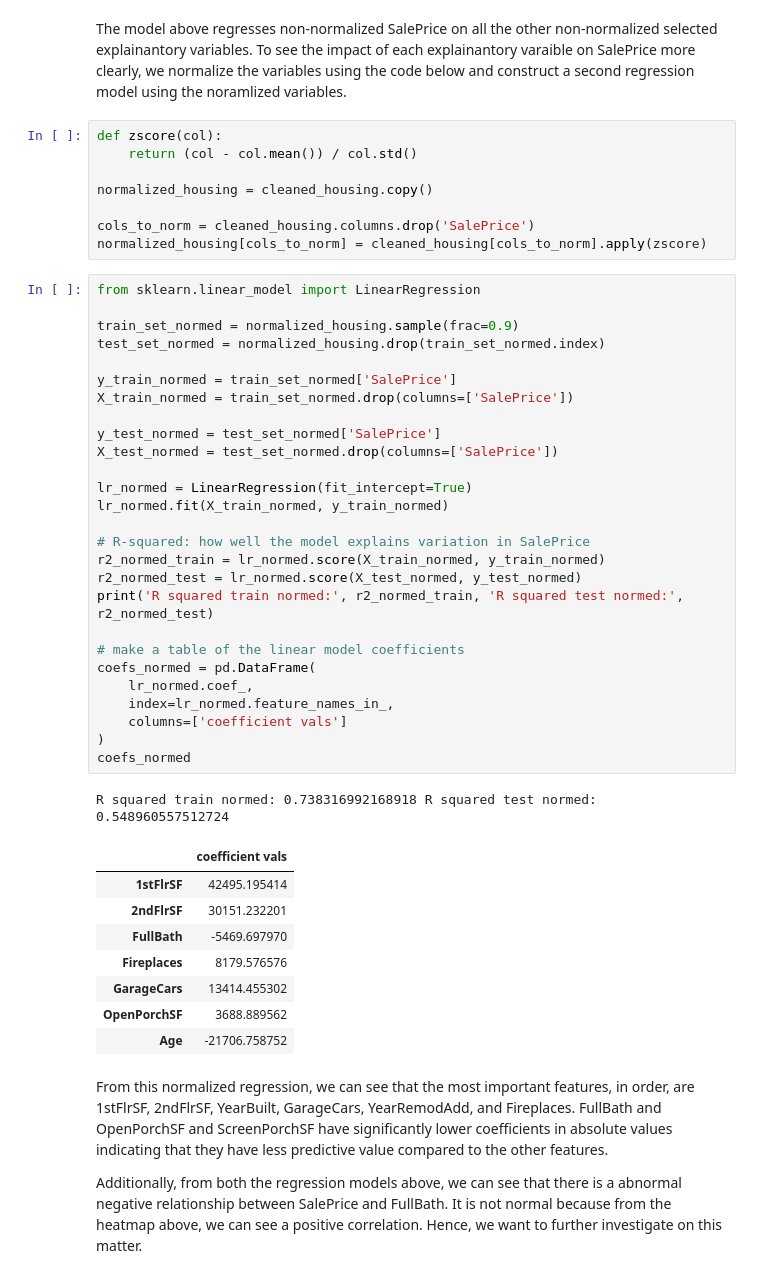
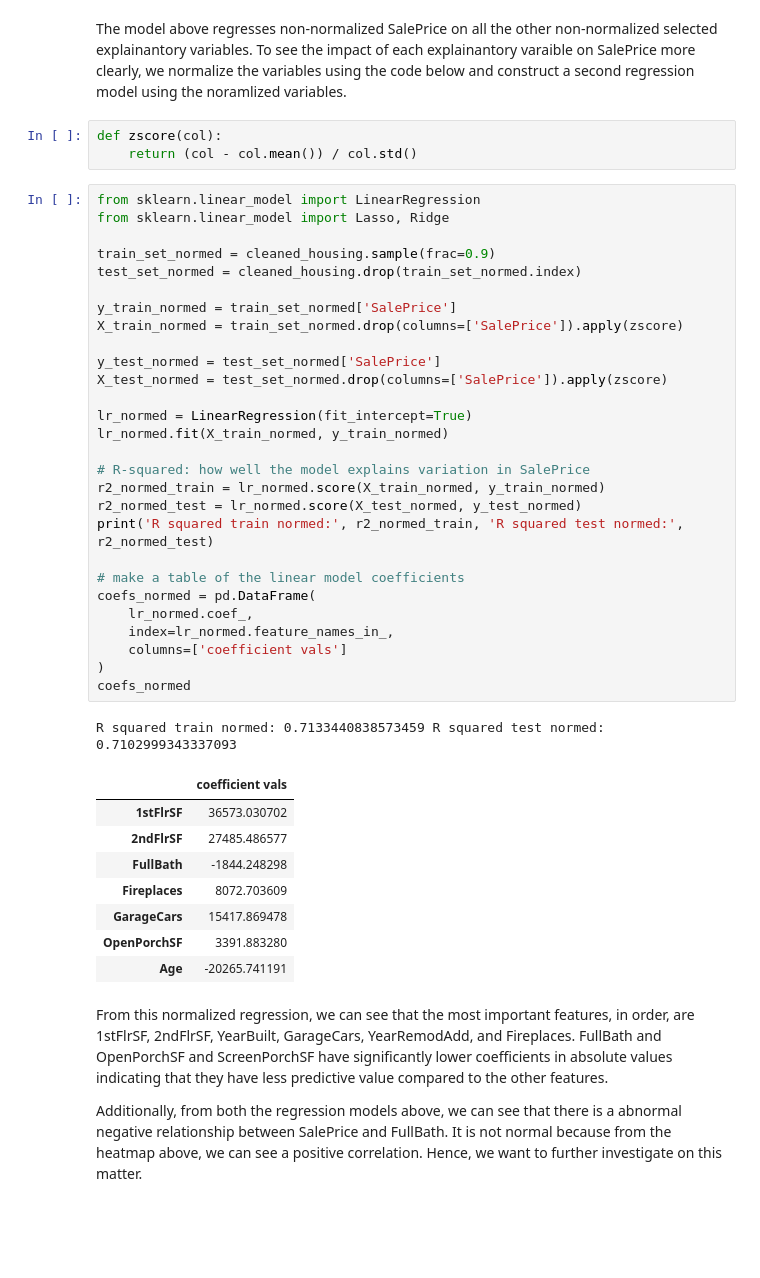
Before and after one commit to DylanWhitmire/Data110-Final-Project, a Jupyter notebook: Final.ipynb, the cells around one changed output. Drawn from its saved outputs; the diff is of its cells as text; blank space fills up the shorter version.

```diff
--- a/Final.ipynb
+++ b/Final.ipynb
@@ -156,48 +156,44 @@ The model above regresses non-normalized SalePrice on all the other non-normaliz
 # %%
 def zscore(col):
     return (col - col.mean()) / col.std()
-
-normalized_housing = cleaned_housing.copy()
-
-cols_to_norm = cleaned_housing.columns.drop('SalePrice')
-normalized_housing[cols_to_norm] = cleaned_housing[cols_to_norm].apply(zscore)
 # %%
 from sklearn.linear_model import LinearRegression
+from sklearn.linear_model import Lasso, Ridge
 
-train_set_normed = normalized_housing.sample(frac=0.9)
-test_set_normed = normalized_housing.drop(train_set_normed.index)
+train_set_normed = cleaned_housing.sample(frac=0.9)
+test_set_normed = cleaned_housing.drop(train_set_normed.index)
 
 y_train_normed = train_set_normed['SalePrice']
-X_train_normed = train_set_normed.drop(columns=['SalePrice'])
+X_train_normed = train_set_normed.drop(columns=['SalePrice']).apply(zscore)
 
 y_test_normed = test_set_normed['SalePrice']
-X_test_normed = test_set_normed.drop(columns=['SalePrice'])
+X_test_normed = test_set_normed.drop(columns=['SalePrice']).apply(zscore)
 
 lr_normed = LinearRegression(fit_intercept=True)
 lr_normed.fit(X_train_normed, y_train_normed)
 
 # R-squared: how well the model explains variation in SalePrice
 r2_normed_train = lr_normed.score(X_train_normed, y_train_normed)
 r2_normed_test = lr_normed.score(X_test_normed, y_test_normed)
 print('R squared train normed:', r2_normed_train, 'R squared test normed:', r2_normed_test)
 
 # make a table of the linear model coefficients
 coefs_normed = pd.DataFrame(
     lr_normed.coef_,
     index=lr_normed.feature_names_in_,
     columns=['coefficient vals']
 )
 coefs_normed
 # %% [output]
-R squared train normed: 0.738316992168918 R squared test normed: 0.548960557512724
+R squared train normed: 0.7133440838573459 R squared test normed: 0.7102999343337093
 |  | coefficient vals |
-| 1stFlrSF | 42495.195414 |
-| 2ndFlrSF | 30151.232201 |
-| FullBath | -5469.697970 |
-| Fireplaces | 8179.576576 |
-| GarageCars | 13414.455302 |
-| OpenPorchSF | 3688.889562 |
-| Age | -21706.758752 |
+| 1stFlrSF | 36573.030702 |
+| 2ndFlrSF | 27485.486577 |
+| FullBath | -1844.248298 |
+| Fireplaces | 8072.703609 |
+| GarageCars | 15417.869478 |
+| OpenPorchSF | 3391.883280 |
+| Age | -20265.741191 |
 # %% [markdown]
 From this normalized regression, we can see that the most important features, in order, are 1stFlrSF, 2ndFlrSF, YearBuilt, GarageCars, YearRemodAdd, and Fireplaces. FullBath and OpenPorchSF and ScreenPorchSF have significantly lower coefficients in absolute values indicating that they have less predictive value compared to the other features.
 
```
Also changed, not shown: parts of 8 cells of this notebook.
